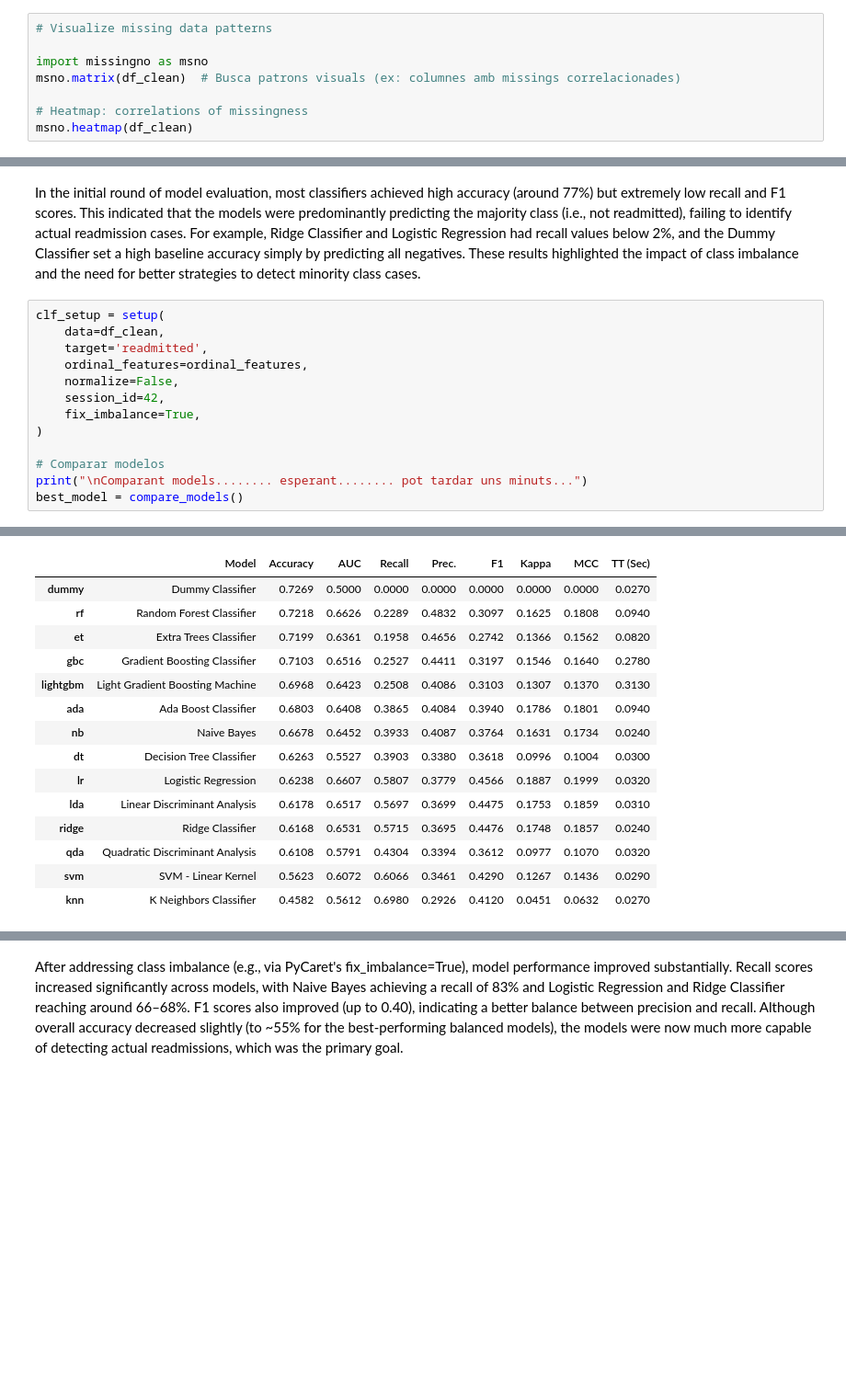
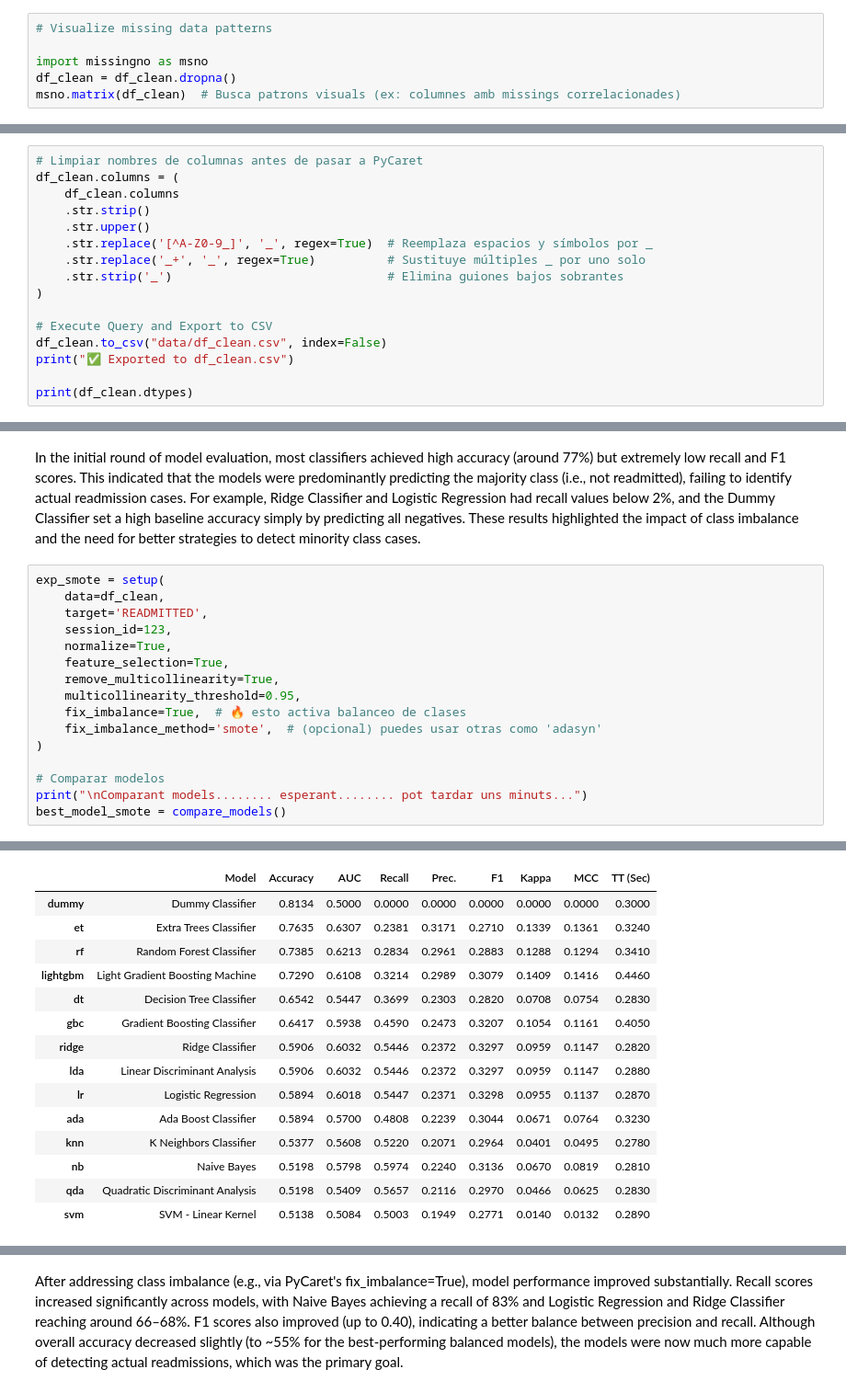
Before and after one commit to Gos2two/UCI-I61, a Jupyter notebook: analisis_readmision_uci_hemorragia_intracerebral.ipynb, the cells around one changed output, grey strips where cells are left out. Shown at 92% size. Saved outputs shown, nothing was run; the diff lists cells and outputs as text; blank space fills up the shorter version.

```diff
--- a/analisis_readmision_uci_hemorragia_intracerebral.ipynb
+++ b/analisis_readmision_uci_hemorragia_intracerebral.ipynb
@@ -712,9 +841,7 @@ plt.show()
 # Visualize missing data patterns
 
 import missingno as msno
+df_clean = df_clean.dropna()
 msno.matrix(df_clean)  # Busca patrons visuals (ex: columnes amb missings correlacionades)
-
-# Heatmap: correlations of missingness
-msno.heatmap(df_clean)
 # %% [output]
 <Axes: >
@@ -767,0 +849,16 @@ Length: 63, dtype: object
+# %%
+# Limpiar nombres de columnas antes de pasar a PyCaret
+df_clean.columns = (
+    df_clean.columns
+    .str.strip()
+    .str.upper()
+    .str.replace('[^A-Z0-9_]', '_', regex=True)  # Reemplaza espacios y símbolos por _
+    .str.replace('_+', '_', regex=True)          # Sustituye múltiples _ por uno solo
+    .str.strip('_')                              # Elimina guiones bajos sobrantes
+)
+
+# Execute Query and Export to CSV
+df_clean.to_csv("data/df_clean.csv", index=False)
+print("✅ Exported to df_clean.csv")
+
+print(df_clean.dtypes)
@@ -840,17 +942,20 @@ Comparant models........ esperant........ pot tardar uns minuts...
 # %% [markdown]
 In the initial round of model evaluation, most classifiers achieved high accuracy (around 77%) but extremely low recall and F1 scores. This indicated that the models were predominantly predicting the majority class (i.e., not readmitted), failing to identify actual readmission cases. For example, Ridge Classifier and Logistic Regression had recall values below 2%, and the Dummy Classifier set a high baseline accuracy simply by predicting all negatives. These results highlighted the impact of class imbalance and the need for better strategies to detect minority class cases.
 # %%
-clf_setup = setup(
+exp_smote = setup(
     data=df_clean,
-    target='readmitted',
-    ordinal_features=ordinal_features,
-    normalize=False,
-    session_id=42,
-    fix_imbalance=True,
+    target='READMITTED',
+    session_id=123,
+    normalize=True,
+    feature_selection=True,
+    remove_multicollinearity=True,
+    multicollinearity_threshold=0.95,
+    fix_imbalance=True,  # 🔥 esto activa balanceo de clases
+    fix_imbalance_method='smote',  # (opcional) puedes usar otras como 'adasyn'
 )
 
 # Comparar modelos
 print("\nComparant models........ esperant........ pot tardar uns minuts...")
-best_model = compare_models()
+best_model_smote = compare_models()
 # %% [output]
 |  | Description | Value |
@@ -873,20 +978,20 @@ best_model = compare_models()
 Comparant models........ esperant........ pot tardar uns minuts...
 [interactive output not drawn]
 |  | Model | Accuracy | AUC | Recall | Prec. | F1 | Kappa | MCC | TT (Sec) |
-| dummy | Dummy Classifier | 0.7269 | 0.5000 | 0.0000 | 0.0000 | 0.0000 | 0.0000 | 0.0000 | 0.0270 |
-| rf | Random Forest Classifier | 0.7218 | 0.6626 | 0.2289 | 0.4832 | 0.3097 | 0.1625 | 0.1808 | 0.0940 |
-| et | Extra Trees Classifier | 0.7199 | 0.6361 | 0.1958 | 0.4656 | 0.2742 | 0.1366 | 0.1562 | 0.0820 |
-| gbc | Gradient Boosting Classifier | 0.7103 | 0.6516 | 0.2527 | 0.4411 | 0.3197 | 0.1546 | 0.1640 | 0.2780 |
-| lightgbm | Light Gradient Boosting Machine | 0.6968 | 0.6423 | 0.2508 | 0.4086 | 0.3103 | 0.1307 | 0.1370 | 0.3130 |
-| ada | Ada Boost Classifier | 0.6803 | 0.6408 | 0.3865 | 0.4084 | 0.3940 | 0.1786 | 0.1801 | 0.0940 |
-| nb | Naive Bayes | 0.6678 | 0.6452 | 0.3933 | 0.4087 | 0.3764 | 0.1631 | 0.1734 | 0.0240 |
-| dt | Decision Tree Classifier | 0.6263 | 0.5527 | 0.3903 | 0.3380 | 0.3618 | 0.0996 | 0.1004 | 0.0300 |
-| lr | Logistic Regression | 0.6238 | 0.6607 | 0.5807 | 0.3779 | 0.4566 | 0.1887 | 0.1999 | 0.0320 |
-| lda | Linear Discriminant Analysis | 0.6178 | 0.6517 | 0.5697 | 0.3699 | 0.4475 | 0.1753 | 0.1859 | 0.0310 |
-| ridge | Ridge Classifier | 0.6168 | 0.6531 | 0.5715 | 0.3695 | 0.4476 | 0.1748 | 0.1857 | 0.0240 |
-| qda | Quadratic Discriminant Analysis | 0.6108 | 0.5791 | 0.4304 | 0.3394 | 0.3612 | 0.0977 | 0.1070 | 0.0320 |
-| svm | SVM - Linear Kernel | 0.5623 | 0.6072 | 0.6066 | 0.3461 | 0.4290 | 0.1267 | 0.1436 | 0.0290 |
-| knn | K Neighbors Classifier | 0.4582 | 0.5612 | 0.6980 | 0.2926 | 0.4120 | 0.0451 | 0.0632 | 0.0270 |
+| dummy | Dummy Classifier | 0.8134 | 0.5000 | 0.0000 | 0.0000 | 0.0000 | 0.0000 | 0.0000 | 0.3000 |
+| et | Extra Trees Classifier | 0.7635 | 0.6307 | 0.2381 | 0.3171 | 0.2710 | 0.1339 | 0.1361 | 0.3240 |
+| rf | Random Forest Classifier | 0.7385 | 0.6213 | 0.2834 | 0.2961 | 0.2883 | 0.1288 | 0.1294 | 0.3410 |
+| lightgbm | Light Gradient Boosting Machine | 0.7290 | 0.6108 | 0.3214 | 0.2989 | 0.3079 | 0.1409 | 0.1416 | 0.4460 |
+| dt | Decision Tree Classifier | 0.6542 | 0.5447 | 0.3699 | 0.2303 | 0.2820 | 0.0708 | 0.0754 | 0.2830 |
+| gbc | Gradient Boosting Classifier | 0.6417 | 0.5938 | 0.4590 | 0.2473 | 0.3207 | 0.1054 | 0.1161 | 0.4050 |
+| ridge | Ridge Classifier | 0.5906 | 0.6032 | 0.5446 | 0.2372 | 0.3297 | 0.0959 | 0.1147 | 0.2820 |
+| lda | Linear Discriminant Analysis | 0.5906 | 0.6032 | 0.5446 | 0.2372 | 0.3297 | 0.0959 | 0.1147 | 0.2880 |
+| lr | Logistic Regression | 0.5894 | 0.6018 | 0.5447 | 0.2371 | 0.3298 | 0.0955 | 0.1137 | 0.2870 |
+| ada | Ada Boost Classifier | 0.5894 | 0.5700 | 0.4808 | 0.2239 | 0.3044 | 0.0671 | 0.0764 | 0.3230 |
+| knn | K Neighbors Classifier | 0.5377 | 0.5608 | 0.5220 | 0.2071 | 0.2964 | 0.0401 | 0.0495 | 0.2780 |
+| nb | Naive Bayes | 0.5198 | 0.5798 | 0.5974 | 0.2240 | 0.3136 | 0.0670 | 0.0819 | 0.2810 |
+| qda | Quadratic Discriminant Analysis | 0.5198 | 0.5409 | 0.5657 | 0.2116 | 0.2970 | 0.0466 | 0.0625 | 0.2830 |
+| svm | SVM - Linear Kernel | 0.5138 | 0.5084 | 0.5003 | 0.1949 | 0.2771 | 0.0140 | 0.0132 | 0.2890 |
 [interactive output not drawn]
 # %% [markdown]
 After addressing class imbalance (e.g., via PyCaret's fix_imbalance=True), model performance improved substantially. Recall scores increased significantly across models, with Naive Bayes achieving a recall of 83% and Logistic Regression and Ridge Classifier reaching around 66–68%. F1 scores also improved (up to 0.40), indicating a better balance between precision and recall. Although overall accuracy decreased slightly (to ~55% for the best-performing balanced models), the models were now much more capable of detecting actual readmissions, which was the primary goal.
```
Also changed, not shown: parts of 35 cells of this notebook, 6 other files.
